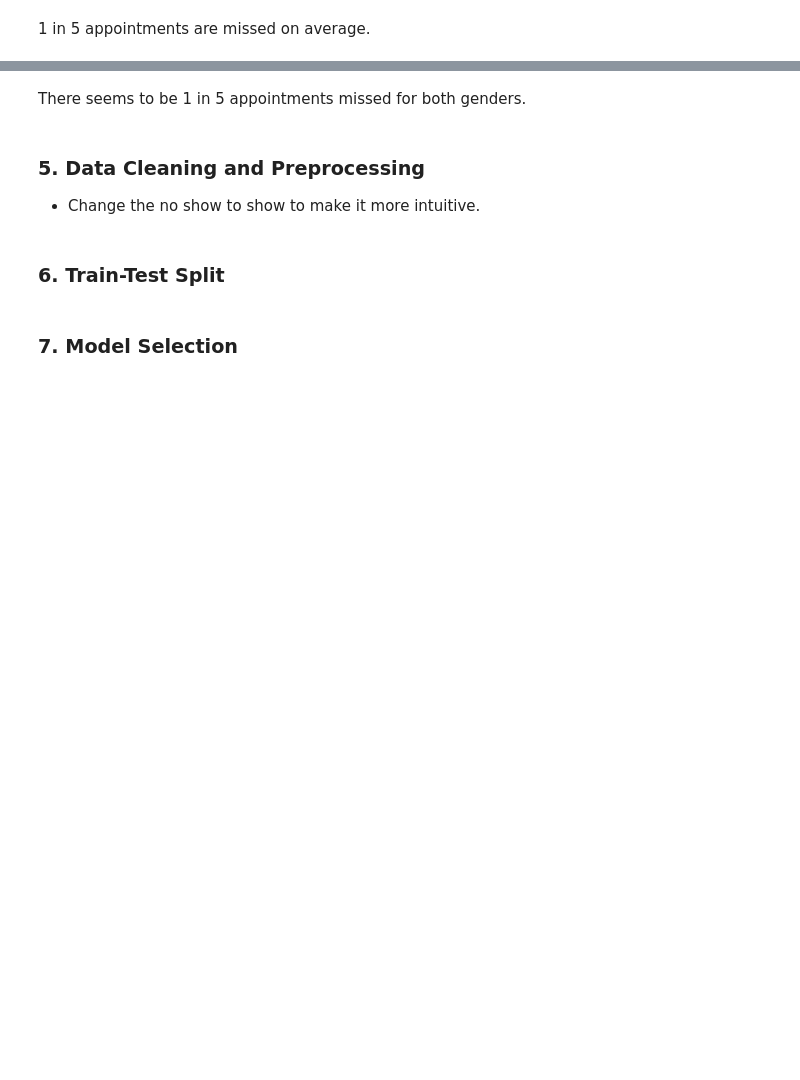
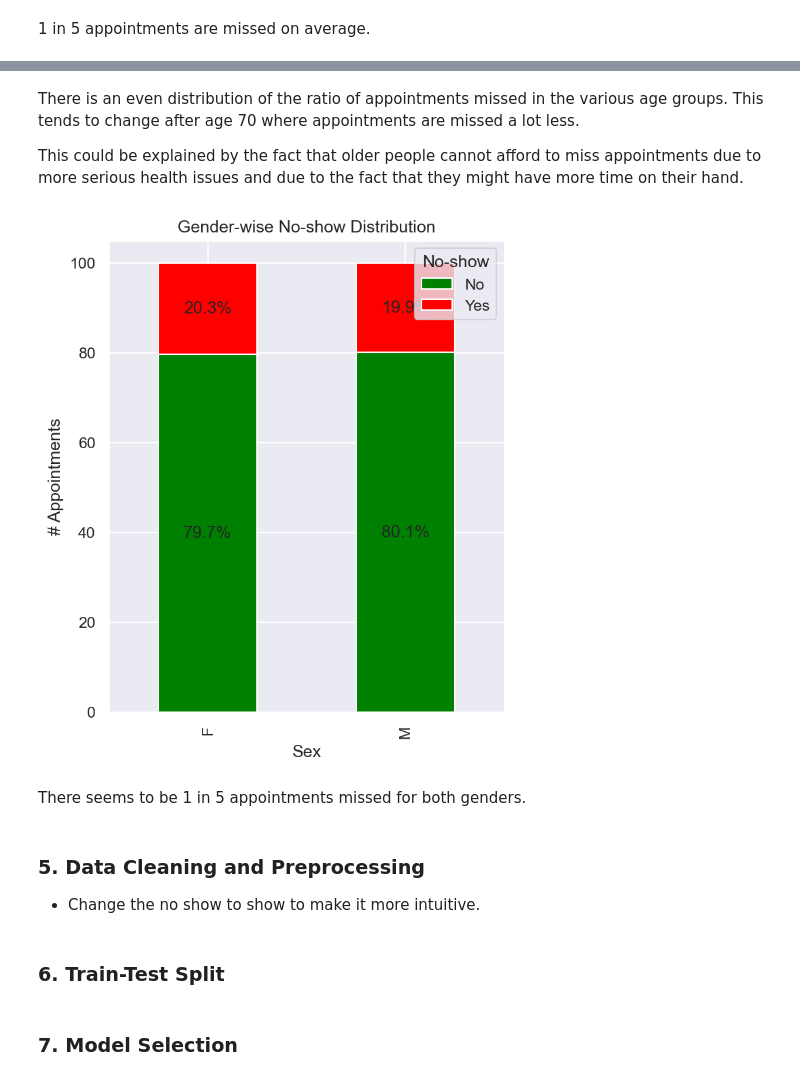
Before and after one commit to MRaza98/BIPM, a Jupyter notebook: Data Science/Project/group_copy_paste.ipynb, the cells around one changed output, grey strips where cells are left out. Saved outputs shown, nothing was run; the diff lists cells and outputs as text; code cells hidden in the pictures; blank space fills up the shorter version.

```diff
--- a/Data Science/Project/group_copy_paste.ipynb
+++ b/Data Science/Project/group_copy_paste.ipynb
@@ -145,27 +204,33 @@ plt.show()
+# %% [markdown]
+There is an even distribution of the ratio of appointments missed in the various age groups. This tends to change after age 70 where appointments are missed a lot less.
+
+This could be explained by the fact that older people cannot afford to miss appointments due to more serious health issues and due to the fact that they might have more time on their hand.
 # %%
 ## Which gender misses more appointments?
 
 # Group by 'gender' and 'no_show' and count occurrences
 grouped_data = df.groupby(['Sex', 'No-show']).size().unstack()
 
 # Calculate percentages
 percentages = grouped_data.div(grouped_data.sum(axis=1), axis=0) * 100
 
 # Plotting a grouped bar chart
-ax = percentages.plot(kind='bar', stacked=True, color=['#008000', '#ff0000'])
+ax = percentages.plot(kind='bar', stacked=True, color=[green, red])
 
 # Annotate bars with percentages
 for p in ax.patches:
     width, height = p.get_width(), p.get_height()
     x, y = p.get_xy()
     ax.annotate(f'{height:.1f}%', (x + width/2, y + height/2), ha='center', va='center')
 
 plt.title('Gender-wise No-show Distribution')
 plt.xlabel('Sex')
 plt.ylabel('# Appointments')
 plt.legend(title='No-show', loc='upper right')
 
 plt.show()
+# %% [output]
+[figure, added]
 # %% [markdown]
 There seems to be 1 in 5 appointments missed for both genders.
 # %% [markdown]
```
Also changed, not shown: parts of 8 cells of this notebook.
